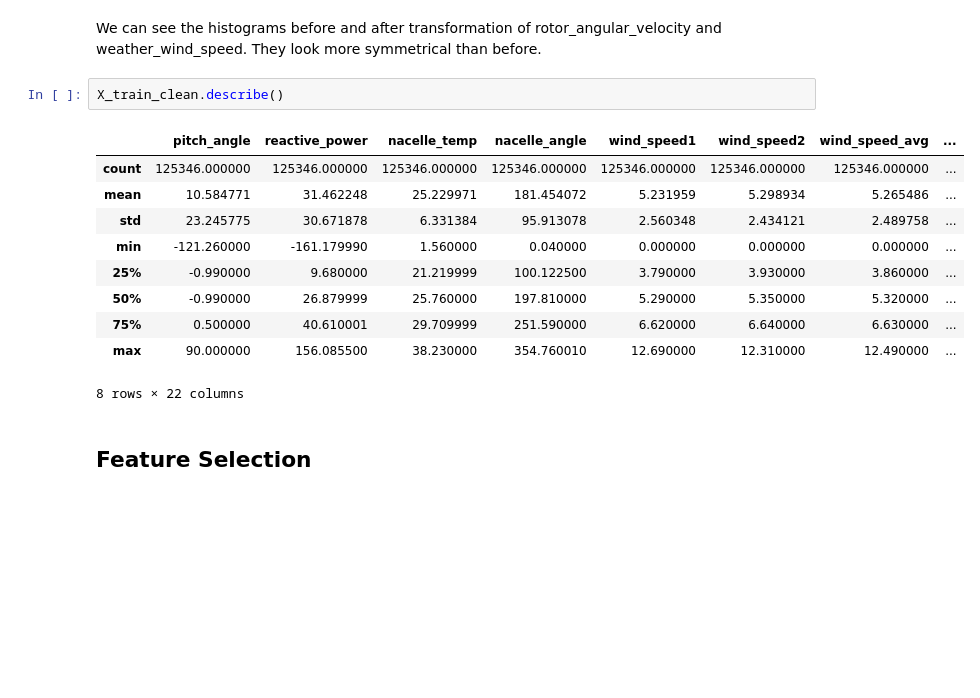
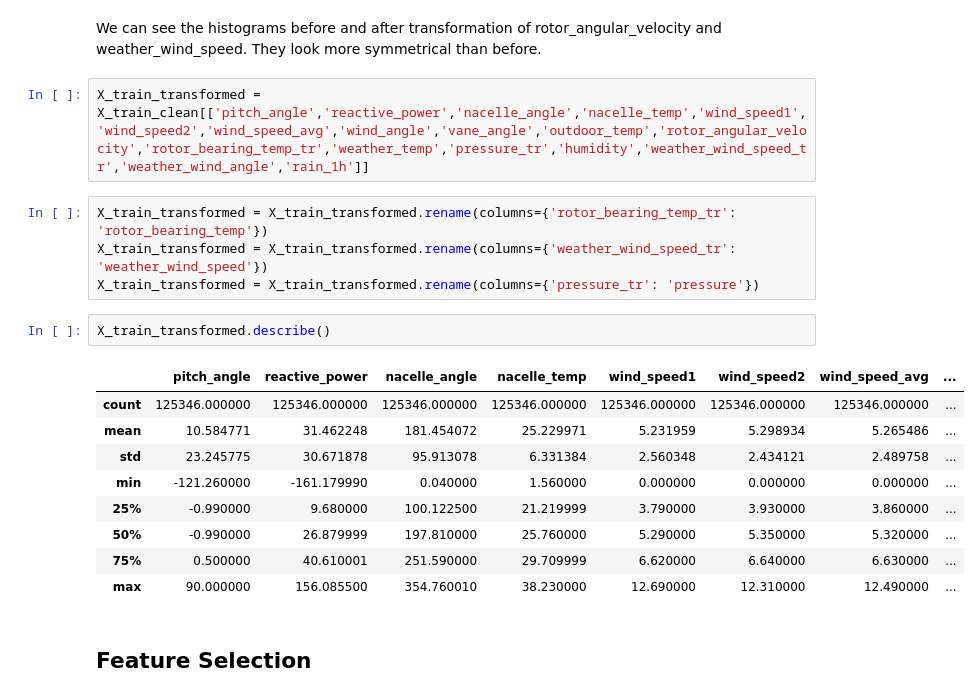
Before and after one commit to madhumitafilos/Collab, a Jupyter notebook: Feature_Engineering_NoLeakage.ipynb, the cells around one changed output. Saved outputs shown, nothing was run; the diff lists cells and outputs as text; blank space fills up the shorter version.

```diff
--- a/Feature_Engineering_NoLeakage.ipynb
+++ b/Feature_Engineering_NoLeakage.ipynb
@@ -503,19 +515,24 @@ for feature in ['rotor_bearing_temp_tr','rotor_bearing_temp','weather_wind_speed
 [figure]
 # %% [markdown]
 We can see the histograms before and after transformation of rotor_angular_velocity and weather_wind_speed. They look more symmetrical than before.
+# %%
+X_train_transformed = X_train_clean[['pitch_angle','reactive_power','nacelle_angle','nacelle_temp','wind_speed1','wind_speed2','wind_speed_avg','wind_angle','vane_angle','outdoor_temp','rotor_angular_velocity','rotor_bearing_temp_tr','weather_temp','pressure_tr','humidity','weather_wind_speed_tr','weather_wind_angle','rain_1h']]
+# %%
+X_train_transformed = X_train_transformed.rename(columns={'rotor_bearing_temp_tr': 'rotor_bearing_temp'})
+X_train_transformed = X_train_transformed.rename(columns={'weather_wind_speed_tr': 'weather_wind_speed'})
+X_train_transformed = X_train_transformed.rename(columns={'pressure_tr': 'pressure'})
 # %%
-X_train_clean.describe()
+X_train_transformed.describe()
 # %% [output]
-|  | pitch_angle | reactive_power | nacelle_temp | nacelle_angle | wind_speed1 | wind_speed2 | wind_speed_avg | ... |
+|  | pitch_angle | reactive_power | nacelle_angle | nacelle_temp | wind_speed1 | wind_speed2 | wind_speed_avg | ... |
 | count | 125346.000000 | 125346.000000 | 125346.000000 | 125346.000000 | 125346.000000 | 125346.000000 | 125346.000000 | ... |
-| mean | 10.584771 | 31.462248 | 25.229971 | 181.454072 | 5.231959 | 5.298934 | 5.265486 | ... |
-| std | 23.245775 | 30.671878 | 6.331384 | 95.913078 | 2.560348 | 2.434121 | 2.489758 | ... |
-| min | -121.260000 | -161.179990 | 1.560000 | 0.040000 | 0.000000 | 0.000000 | 0.000000 | ... |
-| 25% | -0.990000 | 9.680000 | 21.219999 | 100.122500 | 3.790000 | 3.930000 | 3.860000 | ... |
-| 50% | -0.990000 | 26.879999 | 25.760000 | 197.810000 | 5.290000 | 5.350000 | 5.320000 | ... |
-| 75% | 0.500000 | 40.610001 | 29.709999 | 251.590000 | 6.620000 | 6.640000 | 6.630000 | ... |
-| max | 90.000000 | 156.085500 | 38.230000 | 354.760010 | 12.690000 | 12.310000 | 12.490000 | ... |
+| mean | 10.584771 | 31.462248 | 181.454072 | 25.229971 | 5.231959 | 5.298934 | 5.265486 | ... |
+| std | 23.245775 | 30.671878 | 95.913078 | 6.331384 | 2.560348 | 2.434121 | 2.489758 | ... |
+| min | -121.260000 | -161.179990 | 0.040000 | 1.560000 | 0.000000 | 0.000000 | 0.000000 | ... |
+| 25% | -0.990000 | 9.680000 | 100.122500 | 21.219999 | 3.790000 | 3.930000 | 3.860000 | ... |
+| 50% | -0.990000 | 26.879999 | 197.810000 | 25.760000 | 5.290000 | 5.350000 | 5.320000 | ... |
+| 75% | 0.500000 | 40.610001 | 251.590000 | 29.709999 | 6.620000 | 6.640000 | 6.630000 | ... |
+| max | 90.000000 | 156.085500 | 354.760010 | 38.230000 | 12.690000 | 12.310000 | 12.490000 | ... |
-8 rows × 22 columns
 # %% [markdown]
 ## Feature Selection
 # %%
```
Also changed, not shown: parts of 8 cells of this notebook.
